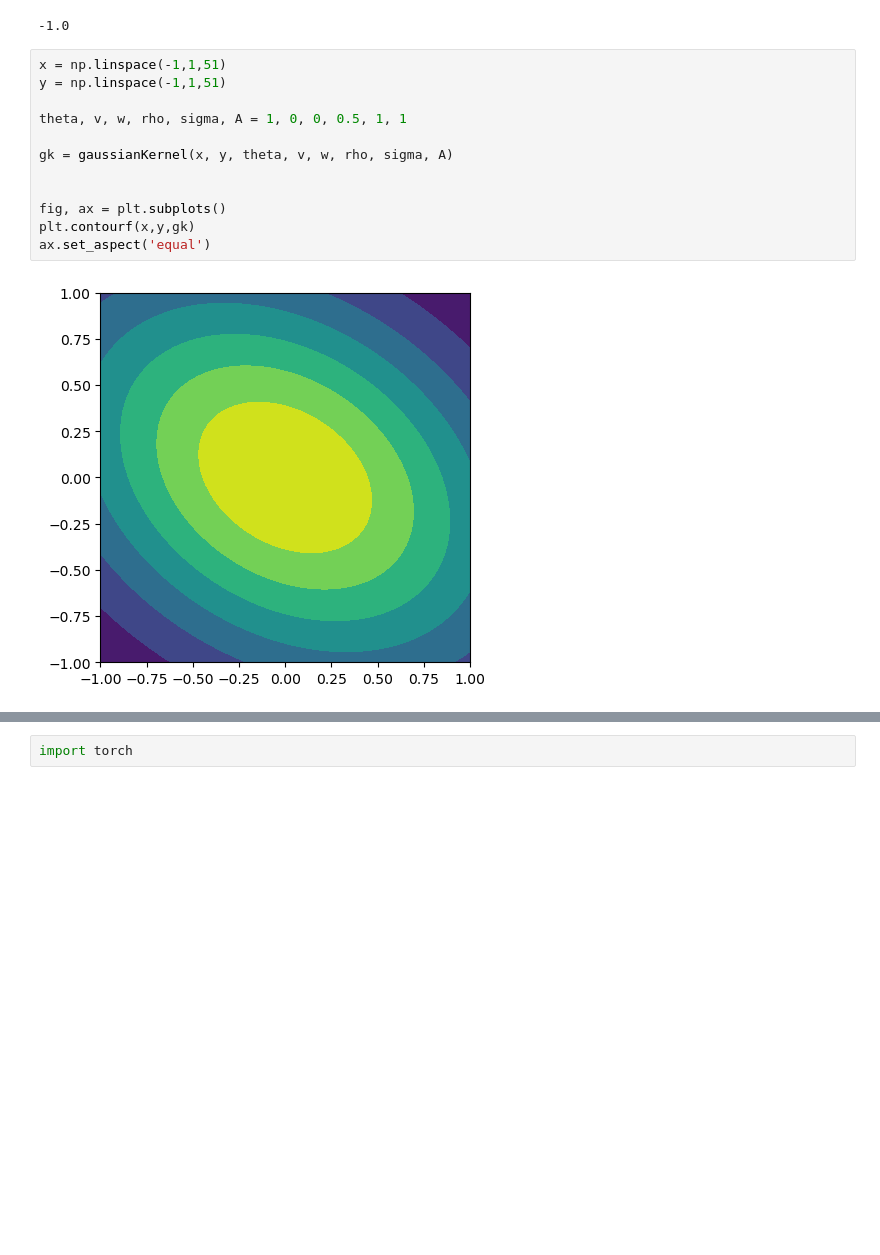
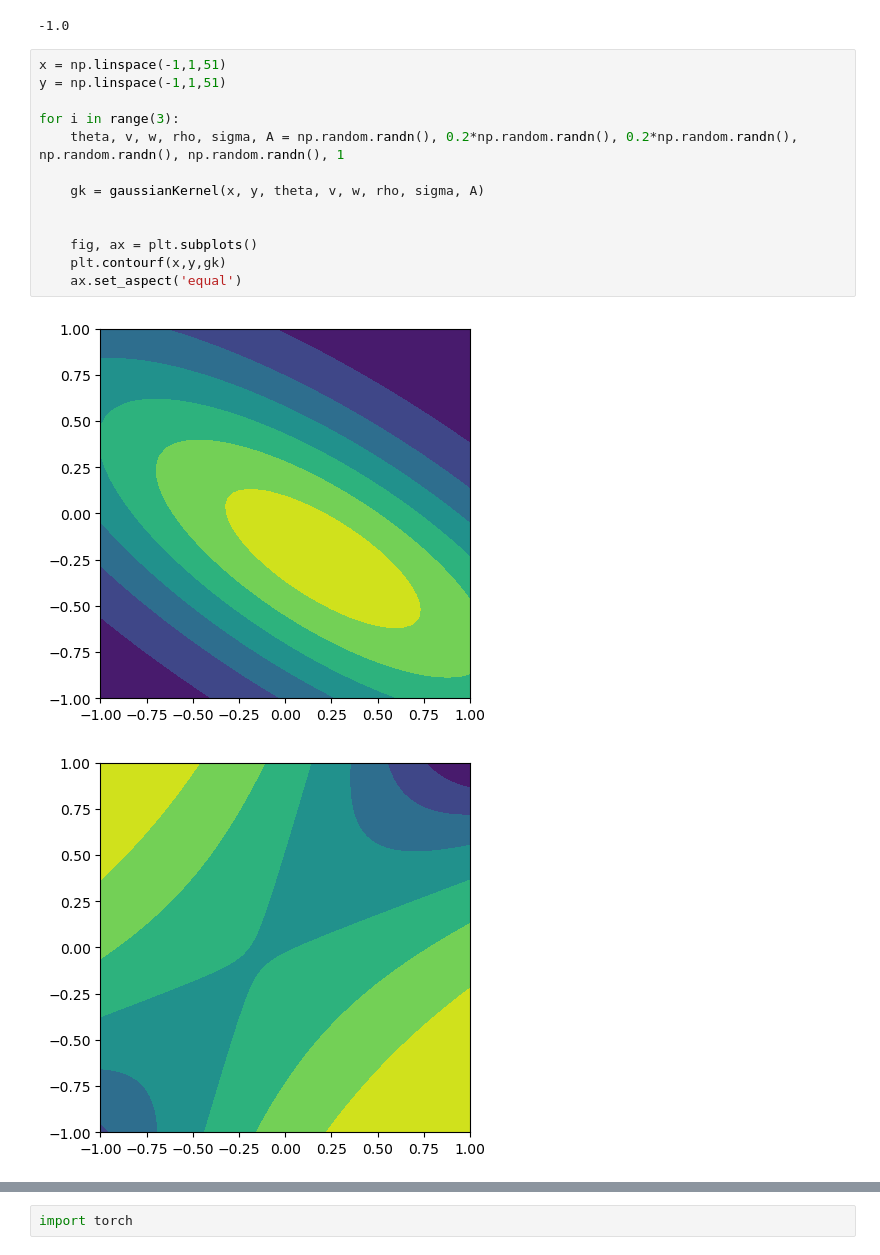
Before and after one commit to VanillaCappuccino/vonenet-mete, a Jupyter notebook: vonenet/tester.ipynb, the cells around one changed output, grey strips where cells are left out. Drawn from its saved outputs; the diff is of its cells as text; blank space fills up the shorter version.

```diff
--- a/vonenet/tester.ipynb
+++ b/vonenet/tester.ipynb
@@ -40,14 +40,16 @@ np.cos(np.pi)
 # %%
 x = np.linspace(-1,1,51)
 y = np.linspace(-1,1,51)
 
-theta, v, w, rho, sigma, A = 1, 0, 0, 0.5, 1, 1
+for i in range(3):
+    theta, v, w, rho, sigma, A = np.random.randn(), 0.2*np.random.randn(), 0.2*np.random.randn(), np.random.randn(), np.random.randn(), 1
 
-gk = gaussianKernel(x, y, theta, v, w, rho, sigma, A)
+    gk = gaussianKernel(x, y, theta, v, w, rho, sigma, A)
 
 
-fig, ax = plt.subplots()
-plt.contourf(x,y,gk)
-ax.set_aspect('equal')
+    fig, ax = plt.subplots()
+    plt.contourf(x,y,gk)
+    ax.set_aspect('equal')
 # %% [output]
-[figure, old version]
+[figure, new version]
+[figure, added]
```
Also changed, not shown: parts of 1 cell of this notebook, 3 other files.
